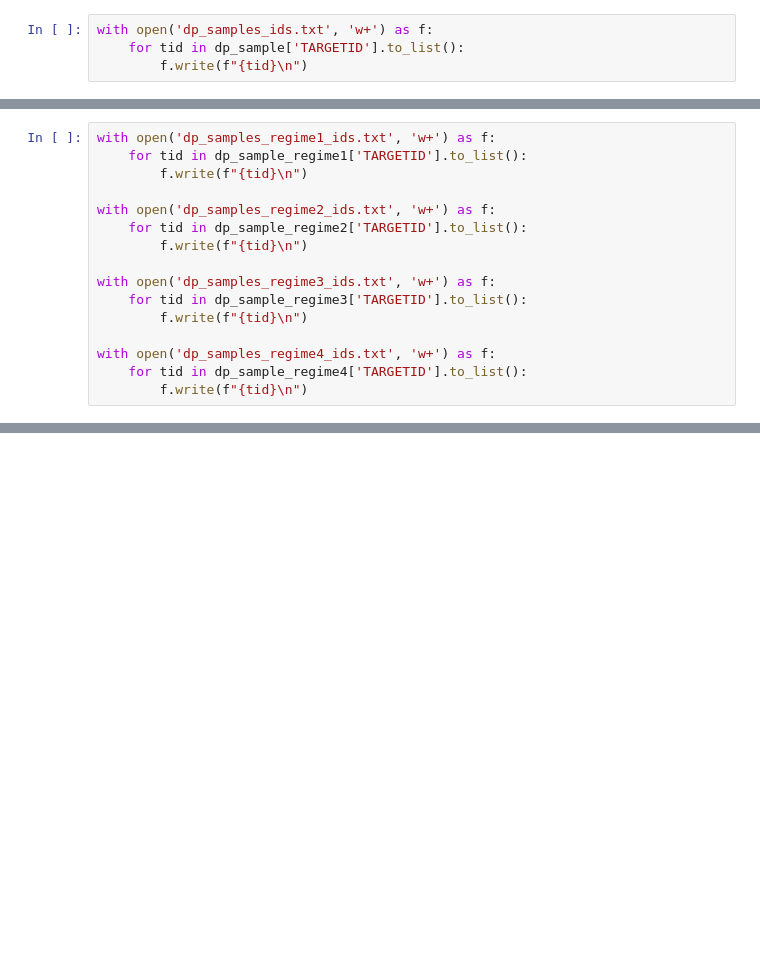
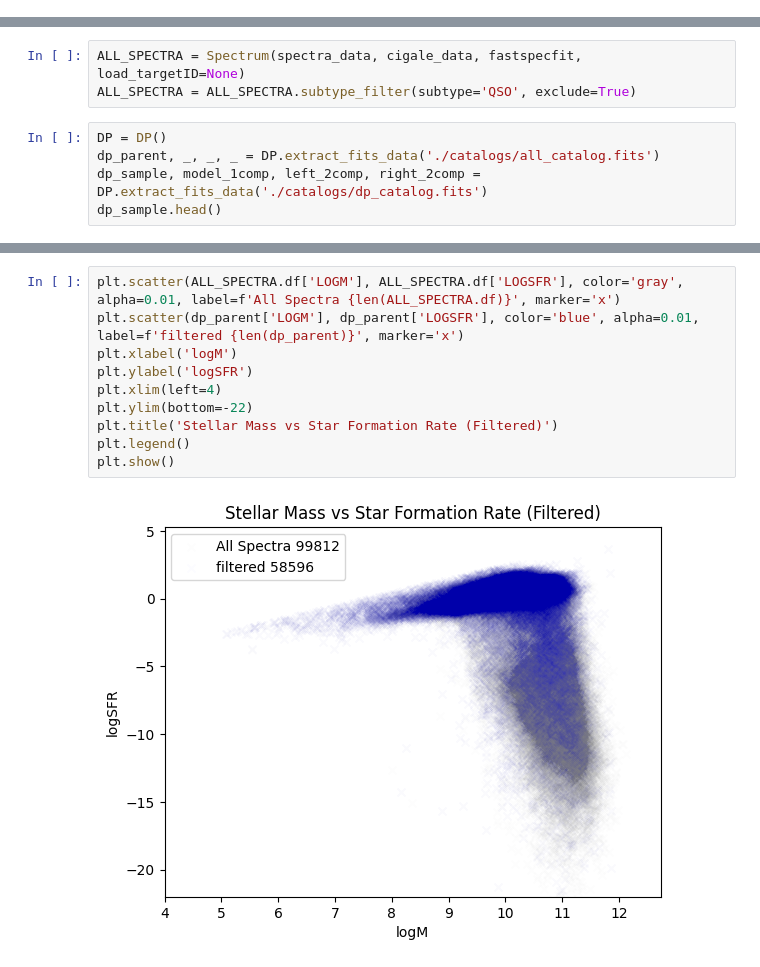
Before and after one commit to hyp0515/searching_inflow, a Jupyter notebook: analyze_dp.ipynb, the cells around one changed output, grey strips where cells are left out. Drawn from its saved outputs; the diff is of its cells as text; blank space fills up the shorter version.

Commit message:
BACKUP (filtering system is wrong)

```diff
--- a/analyze_dp.ipynb
+++ b/analyze_dp.ipynb
@@ -217,4 +0,0 @@ display(summary_df)
-# %%
-with open('dp_samples_ids.txt', 'w+') as f:
-    for tid in dp_sample['TARGETID'].to_list():
-        f.write(f"{tid}\n")
@@ -379,16 +0,0 @@ dp_sample_regime4 = dp_sample[((1/1.5 > sigma_r/sigma_l) | (sigma_r/sigma_l > 1.
-# %%
-with open('dp_samples_regime1_ids.txt', 'w+') as f:
-    for tid in dp_sample_regime1['TARGETID'].to_list():
-        f.write(f"{tid}\n")
-
-with open('dp_samples_regime2_ids.txt', 'w+') as f:
-    for tid in dp_sample_regime2['TARGETID'].to_list():
-        f.write(f"{tid}\n")
-
-with open('dp_samples_regime3_ids.txt', 'w+') as f:
-    for tid in dp_sample_regime3['TARGETID'].to_list():
-        f.write(f"{tid}\n")
-
-with open('dp_samples_regime4_ids.txt', 'w+') as f:
-    for tid in dp_sample_regime4['TARGETID'].to_list():
-        f.write(f"{tid}\n")
@@ -417,0 +12,8 @@ dp_sample.to_csv('dp_samples.csv', index=False)
+# %%
+ALL_SPECTRA = Spectrum(spectra_data, cigale_data, fastspecfit, load_targetID=None)
+ALL_SPECTRA = ALL_SPECTRA.subtype_filter(subtype='QSO', exclude=True)
+# %%
+DP = DP()
+dp_parent, _, _, _ = DP.extract_fits_data('./catalogs/all_catalog.fits')
+dp_sample, model_1comp, left_2comp, right_2comp = DP.extract_fits_data('./catalogs/dp_catalog.fits')
+dp_sample.head()
@@ -417,0 +28,12 @@ dp_sample.to_csv('dp_samples.csv', index=False)
+# %%
+plt.scatter(ALL_SPECTRA.df['LOGM'], ALL_SPECTRA.df['LOGSFR'], color='gray', alpha=0.01, label=f'All Spectra {len(ALL_SPECTRA.df)}', marker='x')
+plt.scatter(dp_parent['LOGM'], dp_parent['LOGSFR'], color='blue', alpha=0.01, label=f'filtered {len(dp_parent)}', marker='x')
+plt.xlabel('logM')
+plt.ylabel('logSFR')
+plt.xlim(left=4)
+plt.ylim(bottom=-22)
+plt.title('Stellar Mass vs Star Formation Rate (Filtered)')
+plt.legend()
+plt.show()
+# %% [output]
+[figure, added]
```
Also changed, not shown: parts of 39 cells of this notebook, 14 other files.
